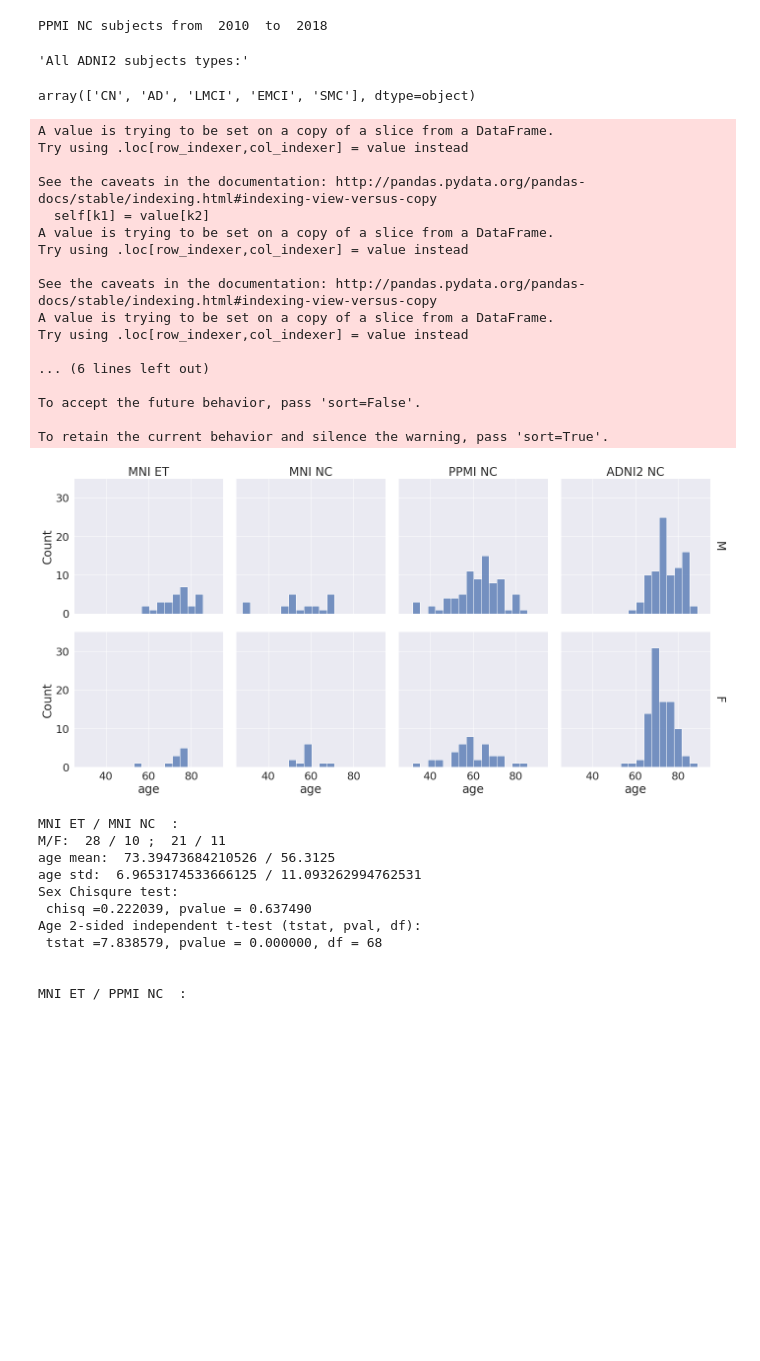
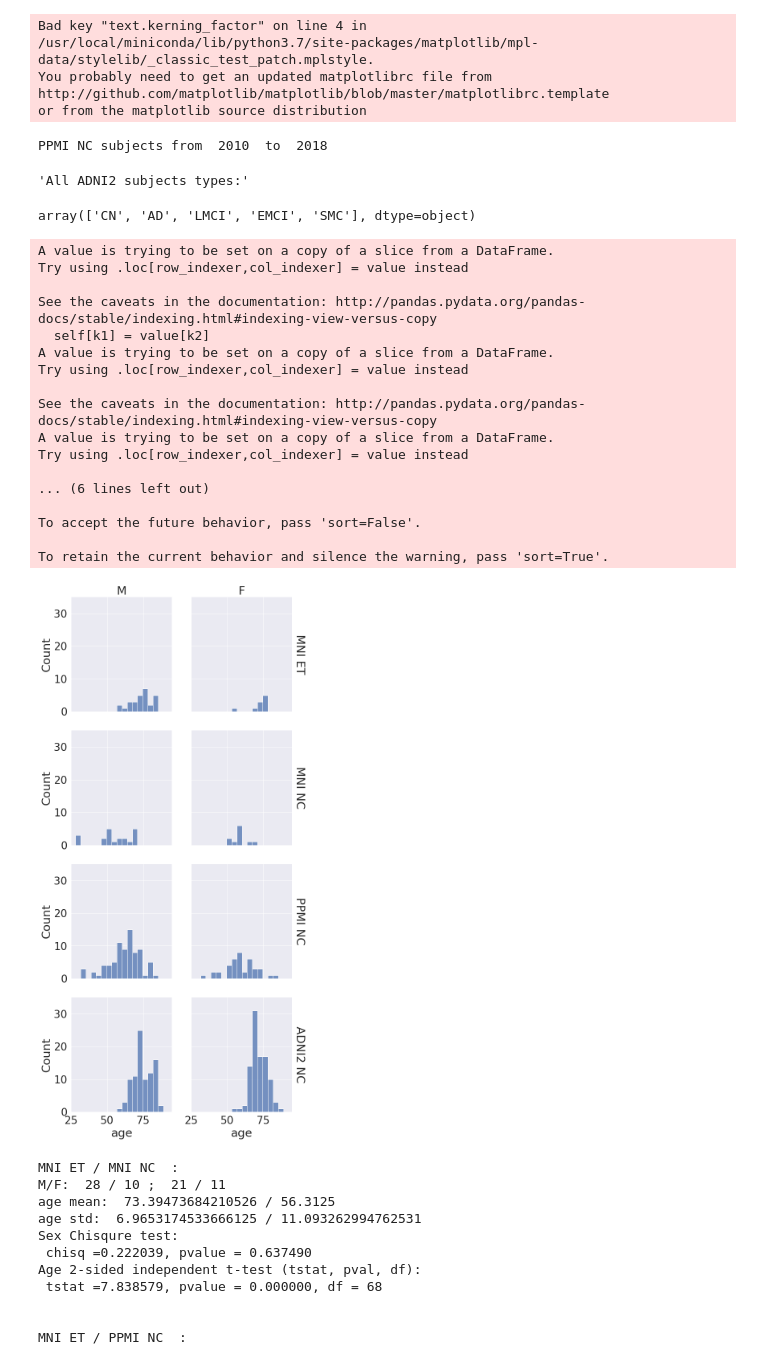
Before and after one commit to Vincent-wq/Replicability-of-PD-ICA, a Jupyter notebook: codes/devel/cerebellum_confounder/ppmi_matching.ipynb, the cells around one changed output. Drawn from its saved outputs; the diff is of its cells as text; code cells hidden in the pictures; blank space fills up the shorter version.

Commit message:
power analysis Fig.3 left updated

```diff
--- a/codes/devel/cerebellum_confounder/ppmi_matching.ipynb
+++ b/codes/devel/cerebellum_confounder/ppmi_matching.ipynb
@@ -29,6 +29,7 @@ ppmi_tab['duplicate']=ppmi_tab['Subject'].duplicated()
 #display(ppmi_tab[ppmi_tab['Subject']==3571])
 #display(ppmi_tab[ppmi_tab['Subject']==3551])
 #display(ppmi_tab[ppmi_tab['Subject']==3361])
+# manully remove the duplicates with same subject ID and visit number.
 ppmi_tab=ppmi_tab.drop(['I864811', 'I864810','I615265','I548986','I581043'])
 ppmi_nc_tab = ppmi_tab[['Age','Sex']]
 ppmi_nc_tab = ppmi_nc_tab.rename(columns=str.lower); ppmi_nc_tab['group']='PPMI NC'
@@ -47,58 +48,64 @@ def trans_visit_adni(x):
     if x=='m03': return 3;
     elif x=='m06': return 6;
     elif x=='m12': return 12;
     elif x=='m18': return 18;
     elif x=='m24': return 24;
     elif x=='m30': return 30;
     elif x=='m36': return 36;
     elif x=='bl': return 0;
     else: return -1;
 def trans_sex_adni(x):
     if x=='Male': return 'M';
     elif x=='Female': return 'F';
 adni_nc_tab['visit']=adni_nc_tab['VISCODE'].apply(lambda x: trans_visit_adni(x))
 adni_nc_tab['sex']=adni_nc_tab['PTGENDER'].apply(lambda x: trans_sex_adni(x))
 adni_nc_tab['visit_last'] = adni_nc_tab.groupby(['PTID'])['visit'].transform(max)
 adni_nc_tab = adni_nc_tab[adni_nc_tab['visit']==adni_nc_tab['visit_last']]
 adni_nc_tab['subject']=adni_nc_tab['PTID']; adni_nc_tab['age']=adni_nc_tab['AGE']; adni_nc_tab['group']=adni_nc_tab['ORIGPROT'];
 adni_nc_tab=adni_nc_tab[['subject','age','sex','group']]; adni_nc_tab['group']='ADNI2 NC'
-
 data_tab = pd.concat([mni_et_tab, mni_nc_tab, ppmi_nc_tab, adni_nc_tab],ignore_index=True)
 
+from matplotlib import pyplot
 # plot disctribution
 SEX_ORDER=['M','F']; GROUP_ORDER=['MNI ET','MNI NC','PPMI NC','ADNI2 NC']
 LIM_AGE=(25, 95); LIM_CNT=(0, 35);
 
+sns.set(rc={'figure.figsize':(11.7,8.27)})
 sns.set_theme(style="darkgrid")
-sns.set(font_scale=2)
-dist_plt=sns.displot(data_tab, x="age", row='sex', col='group',
+sns.set(font_scale=2.4)
+dist_plt=sns.displot(data_tab, x="age", row='group', col='sex',
                      facet_kws=dict(margin_titles=True),
-                     row_order=SEX_ORDER, col_order=GROUP_ORDER)
+                     row_order=GROUP_ORDER, col_order=SEX_ORDER)
 dist_plt.set_titles(col_template="{col_name}", row_template="{row_name}")
 dist_plt.set(ylim=LIM_CNT); dist_plt.set(xlim=LIM_AGE);
 #data_tab
 # %% [output]
-PPMI NC subjects from  2010  to  2018
+Bad key "text.kerning_factor" on line 4 in
+/usr/local/miniconda/lib/python3.7/site-packages/matplotlib/mpl-data/stylelib/_classic_test_patch.mplstyle.
+You probably need to get an updated matplotlibrc file from
+http://github.com/matplotlib/matplotlib/blob/master/matplotlibrc.template
+or from the matplotlib source distribution
-'All ADNI2 subjects types:'
+PPMI NC subjects from  2010  to  2018
-array(['CN', 'AD', 'LMCI', 'EMCI', 'SMC'], dtype=object)
+'All ADNI2 subjects types:'
-A value is trying to be set on a copy of a slice from a DataFrame.
-Try using .loc[row_indexer,col_indexer] = value instead
-
-See the caveats in the documentation: http://pandas.pydata.org/pandas-docs/stable/indexing.html#indexing-view-versus-copy
-  self[k1] = value[k2]
-A value is trying to be set on a copy of a slice from a DataFrame.
-Try using .loc[row_indexer,col_indexer] = value instead
-
-See the caveats in the documentation: http://pandas.pydata.org/pandas-docs/stable/indexing.html#indexing-view-versus-copy
-A value is trying to be set on a copy of a slice from a DataFrame.
-Try using .loc[row_indexer,col_indexer] = value instead
-
-... (6 lines left out)
-
-To accept the future behavior, pass 'sort=False'.
-
-To retain the current behavior and silence the warning, pass 'sort=True'.
+array(['CN', 'AD', 'LMCI', 'EMCI', 'SMC'], dtype=object)
+A value is trying to be set on a copy of a slice from a DataFrame.
+Try using .loc[row_indexer,col_indexer] = value instead
+
+See the caveats in the documentation: http://pandas.pydata.org/pandas-docs/stable/indexing.html#indexing-view-versus-copy
+  self[k1] = value[k2]
+A value is trying to be set on a copy of a slice from a DataFrame.
+Try using .loc[row_indexer,col_indexer] = value instead
+
+See the caveats in the documentation: http://pandas.pydata.org/pandas-docs/stable/indexing.html#indexing-view-versus-copy
+A value is trying to be set on a copy of a slice from a DataFrame.
+Try using .loc[row_indexer,col_indexer] = value instead
+
+... (6 lines left out)
+
+To accept the future behavior, pass 'sort=False'.
+
+To retain the current behavior and silence the warning, pass 'sort=True'.
-[figure, old version]
+[figure, new version]
 # %%
 # comparison of distributions
 def distr_test(g1, g2):
```
Also changed, not shown: parts of 4 cells of this notebook.
